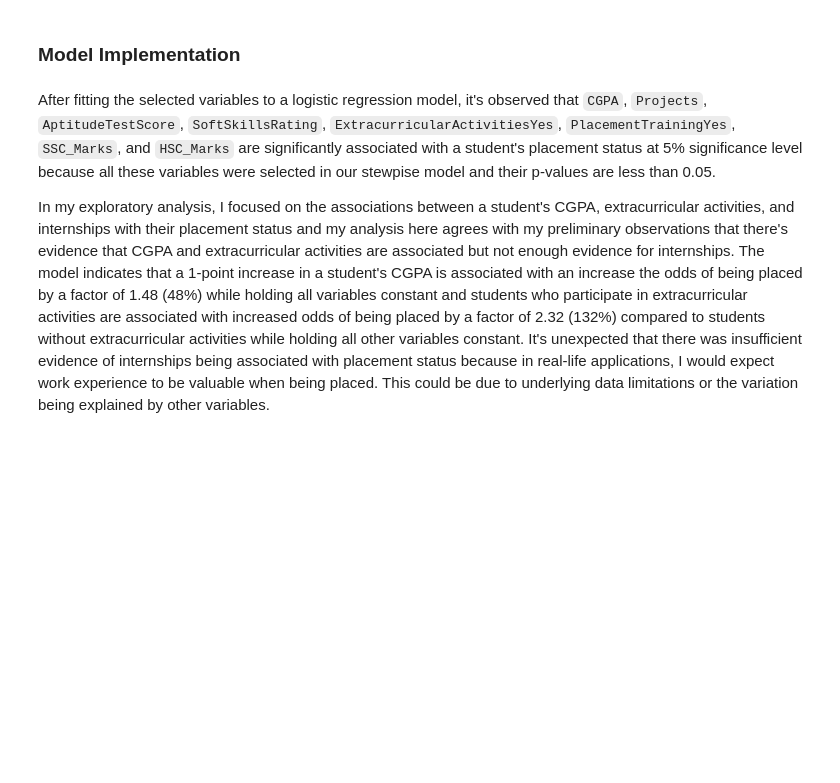
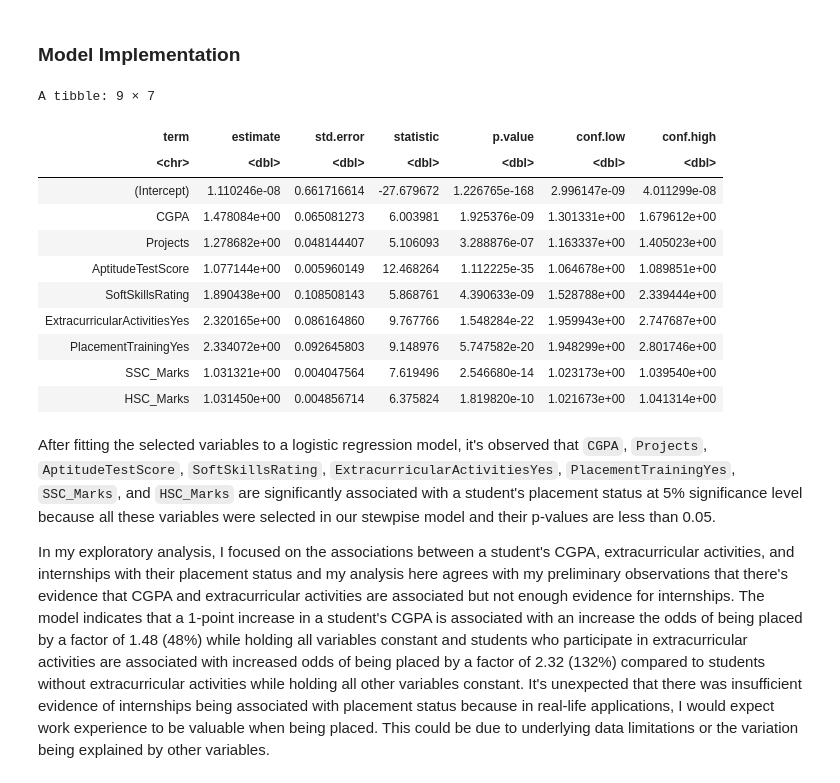
Before and after one commit to anniew02/placement-data, a Jupyter notebook: FinalProject.ipynb, the cells around one changed output. Cells and saved outputs as stored; diff of their text form; code cells hidden in the pictures; blank space fills up the shorter version.

```diff
--- a/FinalProject.ipynb
+++ b/FinalProject.ipynb
@@ -239,10 +313,23 @@ I checked for multicollinearity again after model selection and there still does
 ### Model Implementation
 # %%
 logr_model <- glm(formula = PlacementStatus~.-Internships-WorkshopsCertifications,
-             data=inference_set,
+             data=testing_data,
              family=binomial)
 
 tidy(logr_model, exponentiate=TRUE, conf.int=TRUE)
+# %% [output]
+A tibble: 9 × 7
+| term | estimate | std.error | statistic | p.value | conf.low | conf.high |
+| <chr> | <dbl> | <dbl> | <dbl> | <dbl> | <dbl> | <dbl> |
+| (Intercept) | 1.110246e-08 | 0.661716614 | -27.679672 | 1.226765e-168 | 2.996147e-09 | 4.011299e-08 |
+| CGPA | 1.478084e+00 | 0.065081273 | 6.003981 | 1.925376e-09 | 1.301331e+00 | 1.679612e+00 |
+| Projects | 1.278682e+00 | 0.048144407 | 5.106093 | 3.288876e-07 | 1.163337e+00 | 1.405023e+00 |
+| AptitudeTestScore | 1.077144e+00 | 0.005960149 | 12.468264 | 1.112225e-35 | 1.064678e+00 | 1.089851e+00 |
+| SoftSkillsRating | 1.890438e+00 | 0.108508143 | 5.868761 | 4.390633e-09 | 1.528788e+00 | 2.339444e+00 |
+| ExtracurricularActivitiesYes | 2.320165e+00 | 0.086164860 | 9.767766 | 1.548284e-22 | 1.959943e+00 | 2.747687e+00 |
+| PlacementTrainingYes | 2.334072e+00 | 0.092645803 | 9.148976 | 5.747582e-20 | 1.948299e+00 | 2.801746e+00 |
+| SSC_Marks | 1.031321e+00 | 0.004047564 | 7.619496 | 2.546680e-14 | 1.023173e+00 | 1.039540e+00 |
+| HSC_Marks | 1.031450e+00 | 0.004856714 | 6.375824 | 1.819820e-10 | 1.021673e+00 | 1.041314e+00 |
 # %% [markdown]
 After fitting the selected variables to a logistic regression model, it's observed that `CGPA`, `Projects`, `AptitudeTestScore`, `SoftSkillsRating`, `ExtracurricularActivitiesYes`, `PlacementTrainingYes`, `SSC_Marks`, and `HSC_Marks` are significantly associated with a student's placement status at 5% significance level because all these variables were selected in our stewpise model and their p-values are less than 0.05.
 
```
Also changed, not shown: parts of 11 cells of this notebook.
